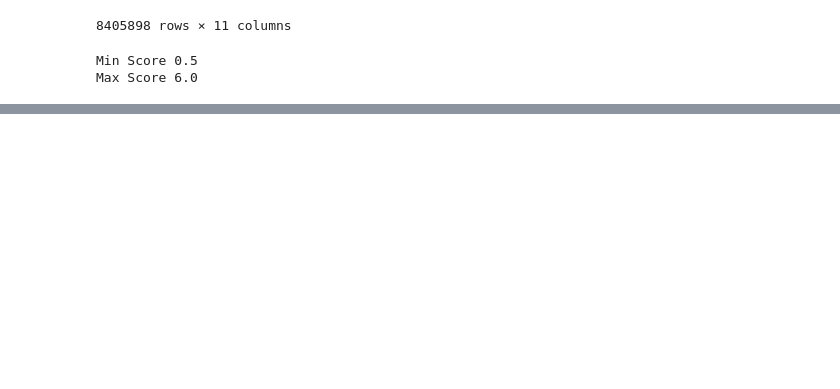
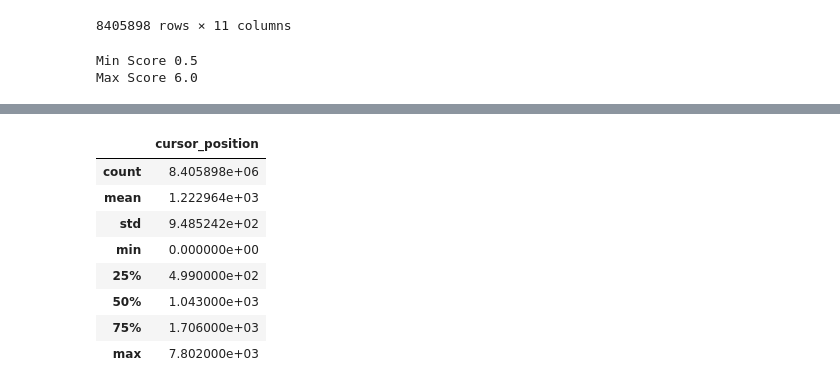
Before and after one commit to mrrkdas/LWPWP-Kaggle, a Jupyter notebook: DataExploration.ipynb, the cells around one changed output, grey strips where cells are left out. Saved outputs shown, nothing was run; the diff lists cells and outputs as text; code cells hidden in the pictures; blank space fills up the shorter version.

```diff
--- a/DataExploration.ipynb
+++ b/DataExploration.ipynb
@@ -100,0 +127,12 @@ test_logs
+# %%
+train_data[['cursor_position']].describe()
+# %% [output]
+|  | cursor_position |
+| count | 8.405898e+06 |
+| mean | 1.222964e+03 |
+| std | 9.485242e+02 |
+| min | 0.000000e+00 |
+| 25% | 4.990000e+02 |
+| 50% | 1.043000e+03 |
+| 75% | 1.706000e+03 |
+| max | 7.802000e+03 |
```
Also changed, not shown: parts of 5 cells of this notebook.
